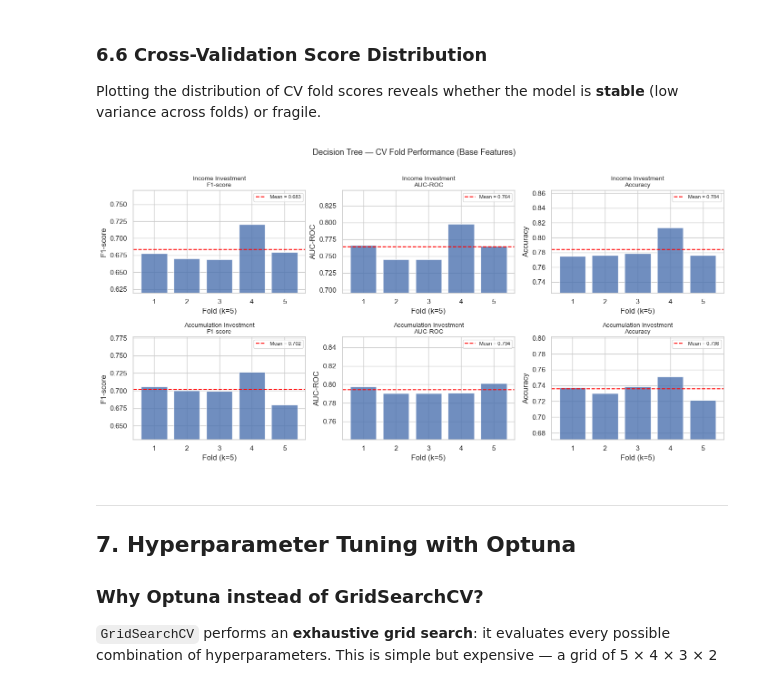
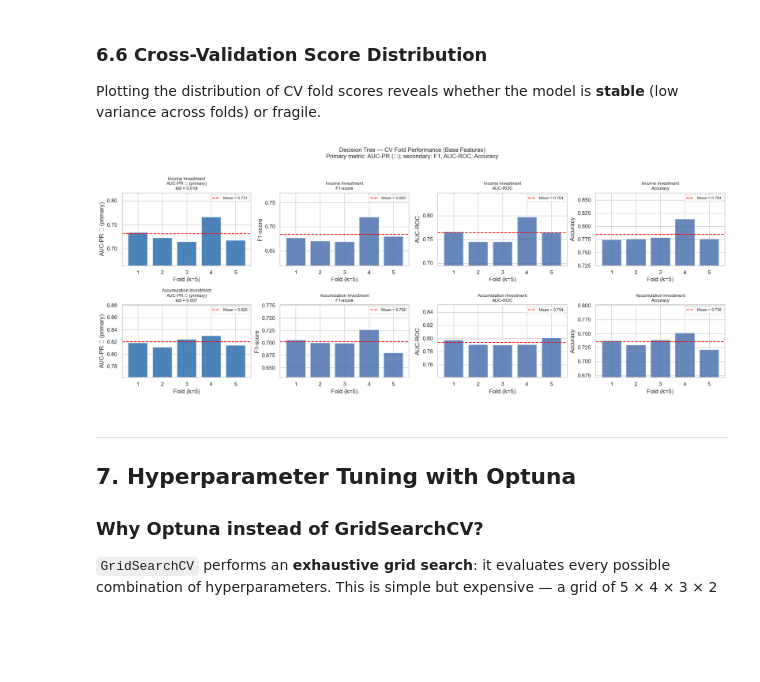
Before and after one commit to FiloCava03/EstimatingClientNeeds, a Jupyter notebook: Silvia_Crestani.ipynb, the cells around one changed output. Drawn from its saved outputs; the diff is of its cells as text; code cells hidden in the pictures; blank space fills up the shorter version.

```diff
--- a/Silvia_Crestani.ipynb
+++ b/Silvia_Crestani.ipynb
@@ -735,45 +735,78 @@ Plotting the distribution of CV fold scores reveals whether the model is **stabl
 # Re-run CV to collect per-fold scores for the final model configuration
 k_folds = 5
 kf = StratifiedKFold(n_splits=k_folds, shuffle=True, random_state=RANDOM_STATE)
-metrics_to_plot = ['f1', 'roc_auc', 'accuracy']
-metric_display  = {'f1': 'F1-score', 'roc_auc': 'AUC-ROC', 'accuracy': 'Accuracy'}
 
-fig, axes = plt.subplots(2, 3, figsize=(14, 7), sharey=False)
+# --- Metric definitions ---
+# auc_pr is placed first because it is our PRIMARY optimisation target:
+# it is more informative than AUC-ROC or Accuracy for imbalanced classes
+# (it ignores True Negatives, so a high score genuinely reflects the model's
+# ability to retrieve the positive class — not inflated by easy negatives).
+# F1, AUC-ROC and Accuracy are kept as secondary / sufficiency metrics.
+metrics_to_plot = ['auc_pr', 'f1', 'roc_auc', 'accuracy']
+metric_display  = {
+    'auc_pr'  : 'AUC-PR ★ (primary)',
+    'f1'      : 'F1-score',
+    'roc_auc' : 'AUC-ROC',
+    'accuracy': 'Accuracy',
+}
+
+# 4 columns now (one per metric) × 2 rows (one per target)
+fig, axes = plt.subplots(2, 4, figsize=(18, 7), sharey=False)
 
 for row, (t_key, t_label, y) in enumerate(TARGET_CONFIG):
     X_train, _, y_train, _ = splits[('base', t_key)]
 
-    # Collect fold scores
+    # Collect per-fold scores for all four metrics
     fold_scores = {m: [] for m in metrics_to_plot}
     for train_idx, val_idx in kf.split(X_train, y_train):
         dt = DecisionTreeClassifier(**DT_BASELINE)
         dt.fit(X_train.iloc[train_idx], y_train.iloc[train_idx])
         y_pred  = dt.predict(X_train.iloc[val_idx])
         y_proba = dt.predict_proba(X_train.iloc[val_idx])[:, 1]
         y_val   = y_train.iloc[val_idx]
 
+        # Primary metric: AUC-PR (average_precision_score)
+        fold_scores['auc_pr'].append(average_precision_score(y_val, y_proba))
+        # Secondary metrics
         fold_scores['f1'].append(f1_score(y_val, y_pred, zero_division=0))
         fold_scores['roc_auc'].append(roc_auc_score(y_val, y_proba))
         fold_scores['accuracy'].append(accuracy_score(y_val, y_pred))
 
     for col, metric in enumerate(metrics_to_plot):
         ax = axes[row][col]
         scores = fold_scores[metric]
-        ax.bar(range(1, k_folds + 1), scores, color='#4c72b0', alpha=0.8, edgecolor='white')
+
+        # Highlight the primary metric column with a distinct colour
+        bar_color = '#2c6fad' if metric == 'auc_pr' else '#4c72b0'
+        ax.bar(range(1, k_folds + 1), scores,
+               color=bar_color, alpha=0.85, edgecolor='white')
         ax.axhline(np.mean(scores), color='red', lw=1.5, linestyle='--',
                    label=f'Mean = {np.mean(scores):.3f}')
+
+        # Add std annotation to the primary metric only (most informative)
+        if metric == 'auc_pr':
+            ax.set_title(
+                f'{t_label}\n{metric_display[metric]}\nstd = {np.std(scores):.3f}',
+                fontsize=9
+            )
+        else:
+            ax.set_title(f'{t_label}\n{metric_display[metric]}', fontsize=9)
+
         ax.set_xlabel(f'Fold (k={k_folds})')
         ax.set_ylabel(metric_display[metric])
-        ax.set_title(f'{t_label}\n{metric_display[metric]}', fontsize=10)
         ax.legend(fontsize=8)
         ax.set_xticks(range(1, k_folds + 1))
         ax.set_ylim(max(0, min(scores) - 0.05), min(1, max(scores) + 0.05))
 
-plt.suptitle('Decision Tree — CV Fold Performance (Base Features)', fontsize=13, y=1.01)
+plt.suptitle(
+    'Decision Tree — CV Fold Performance (Base Features)\n'
+    'Primary metric: AUC-PR (★); secondary: F1, AUC-ROC, Accuracy',
+    fontsize=12, y=1.02
+)
 plt.tight_layout()
 plt.show()
 # %% [output]
-[figure, old version]
+[figure, new version]
 # %% [markdown]
 ---
 ## 7. Hyperparameter Tuning with Optuna
```
Also changed, not shown: parts of 13 cells of this notebook, 16 other files.
